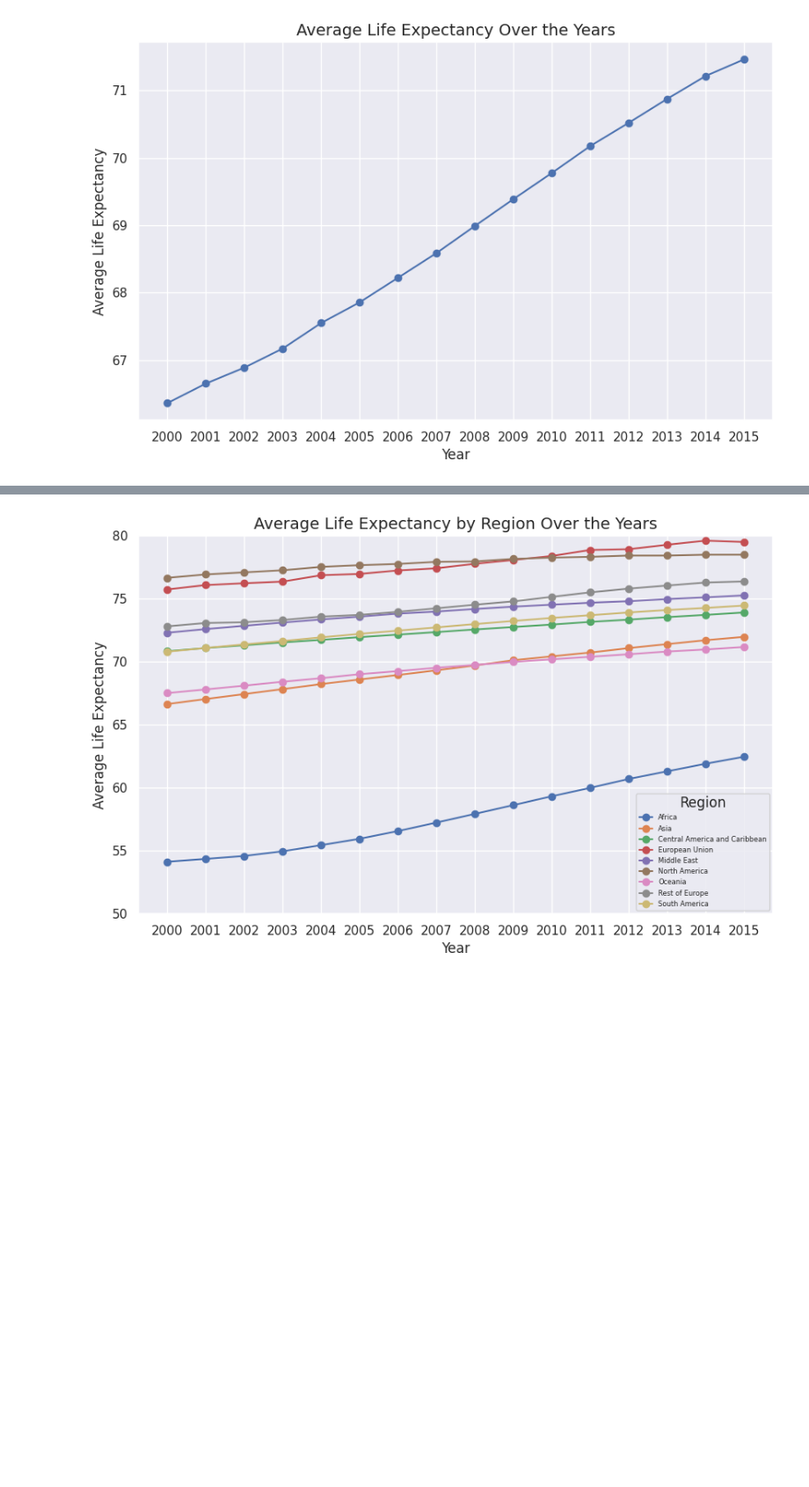
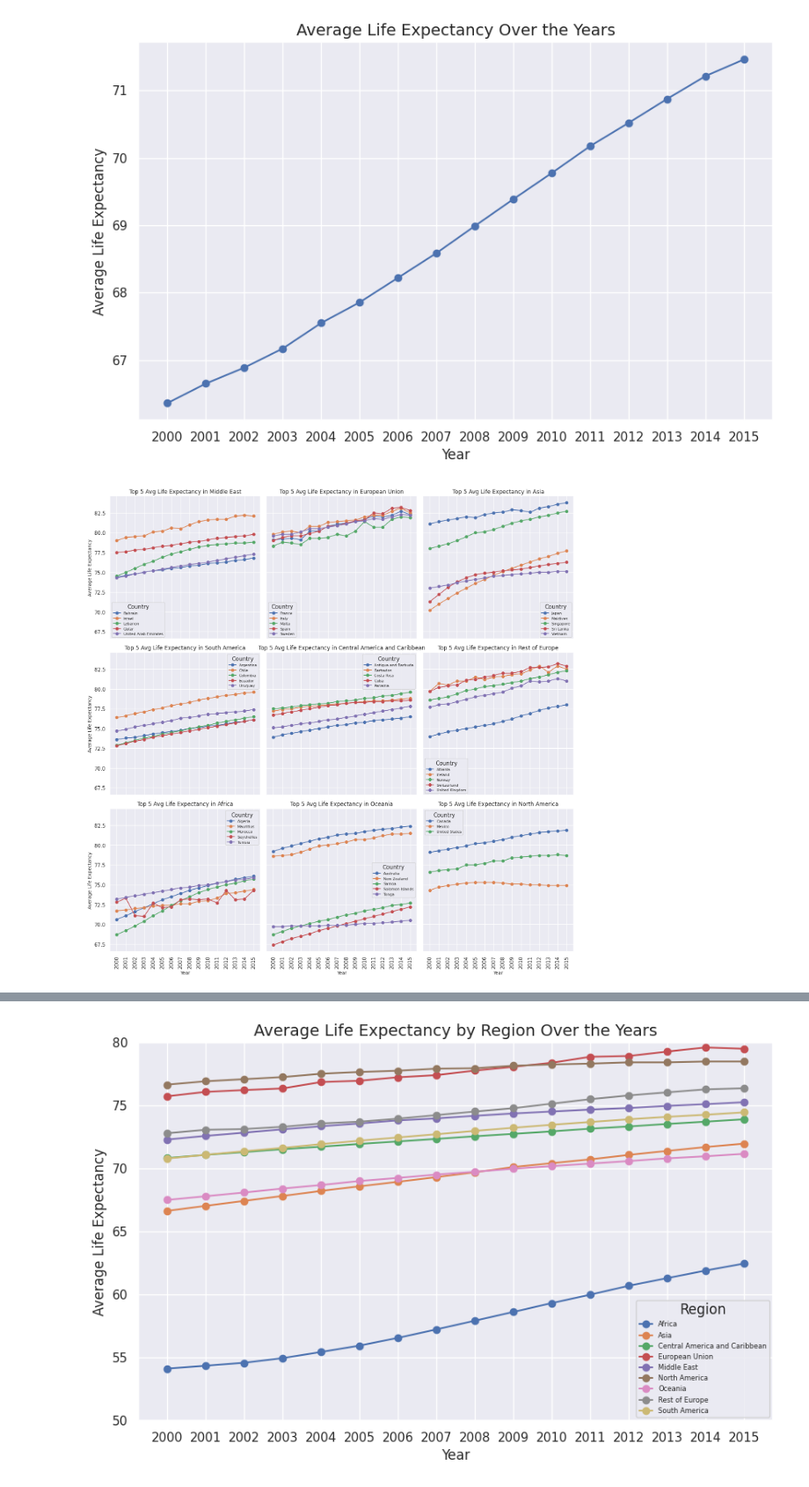
Before and after one commit to bwinna/mini_project_World-why-wealth, a Jupyter notebook: DADS5001_mid_project.ipynb, the cells around one changed output, grey strips where cells are left out. Shown at 88% size. Saved outputs shown, nothing was run; the diff lists cells and outputs as text; code cells hidden in the pictures; blank space fills up the shorter version.

```diff
--- a/DADS5001_mid_project.ipynb
+++ b/DADS5001_mid_project.ipynb
@@ -110,3 +110,60 @@ plt.xticks(np.arange(2000,2016, step=1))
 plt.show()
 # %% [output]
 [figure]
+# %%
+# สร้าง DataFrame แยกตาม Region
+df1 = df[['Year', 'Life_expectancy', 'Region', 'Country']]
+
+# ฟังก์ชันหา Top 5 ประเทศที่มีค่าเฉลี่ย Life Expectancy สูงสุดในแต่ละภูมิภาค
+def get_top5_countries_by_region(region_data):
+    # หาเฉลี่ยของ Life Expectancy ต่อประเทศ
+    avg_life_expectancy = region_data.groupby('Country')['Life_expectancy'].mean()
+    # เลือก Top 5 ประเทศที่มีค่า Life Expectancy สูงสุด
+    top5_countries = avg_life_expectancy.nlargest(5).index
+    return region_data[region_data['Country'].isin(top5_countries)]
+
+# กำหนดรายชื่อภูมิภาคที่ไม่ซ้ำกัน
+regions = df1['Region'].unique()
+
+# กำหนดขนาดและ layout ของ subplot
+n_rows = (len(regions) + 2) // 3  # จำนวนแถวของ subplot
+fig, axes = plt.subplots(n_rows, 3, figsize=(15, 5 * n_rows), sharex=True, sharey=True)
+
+# Flatten axes สำหรับใช้กับการทำ loop
+axes = axes.flatten()
+
+# loop แต่ละภูมิภาคและสร้างกราฟ
+for i, region in enumerate(regions):
+    ax = axes[i]
+
+    # เลือกข้อมูลเฉพาะของภูมิภาคนี้
+    region_data = df1[df1['Region'] == region]
+
+    # เลือกเฉพาะ Top 5 ประเทศที่มีค่า Life Expectancy เฉลี่ยสูงสุดในภูมิภาคนี้
+    top5_data = get_top5_countries_by_region(region_data)
+
+    # หาเฉลี่ย Life Expectancy ของ Top 5 ประเทศในแต่ละปี
+    top5_avg = top5_data.groupby(['Year', 'Country'])['Life_expectancy'].mean().unstack()
+
+    # Plot line graph สำหรับค่าเฉลี่ย Life Expectancy ของ Top 5 ประเทศในภูมิภาคนี้
+    top5_avg.plot(ax=ax, marker='o', linestyle='-')
+
+    # ตั้งค่า title และ legend
+    ax.set_title(f'Top 5 Avg Life Expectancy in {region}', fontsize=12)
+    ax.set_xlabel('Year', fontsize=10)
+    ax.set_ylabel('Average Life Expectancy', fontsize=10)
+    ax.legend(title='Country', fontsize=8)
+
+    # ตั้งค่าช่วงของค่าบนแกน X และหมุนข้อความแกน X ให้เป็นแนวตั้ง
+    ax.set_xticks(np.arange(2000, 2016, step=1))
+    ax.tick_params(axis='x', rotation=90)
+
+# ตั้งค่าให้ไม่แสดง subplot ที่ว่าง (ถ้ามี)
+for i in range(len(regions), len(axes)):
+    fig.delaxes(axes[i])
+
+# กำหนด layout และแสดงผลกราฟ
+plt.tight_layout()
+plt.show()
+# %% [output]
+[figure, added]
```
Also changed, not shown: parts of 2 cells of this notebook.
